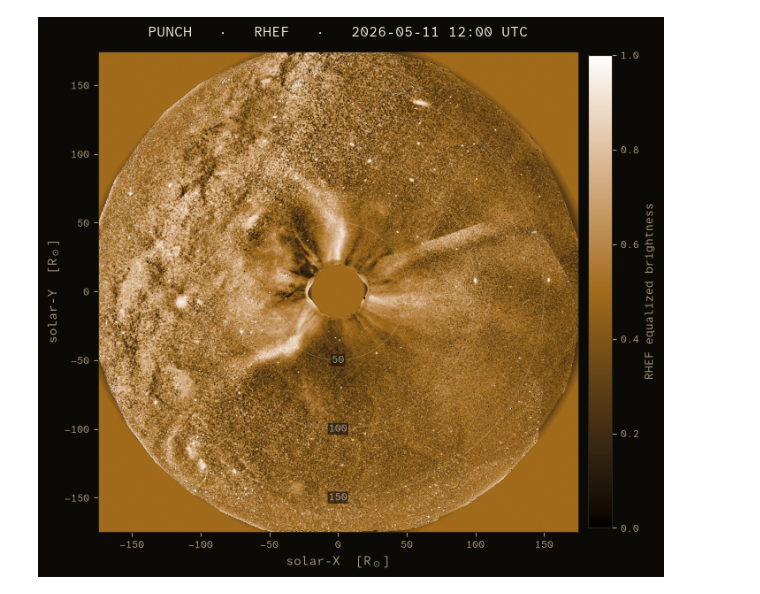
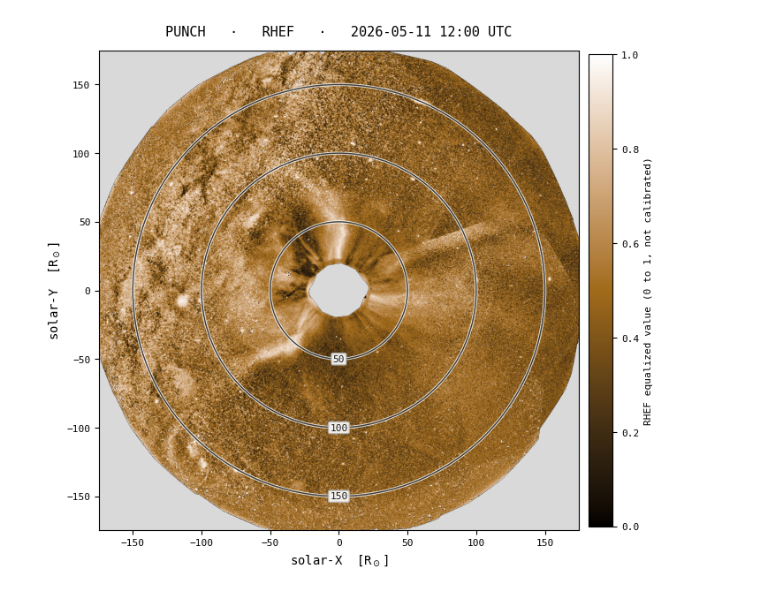
Before and after one commit to punch-mission/punch-playground, a Jupyter notebook: community-created/visualization/rhef_punch_beginner.ipynb, the cells around one changed output. Cells and saved outputs as stored; diff of their text form; code cells hidden in the pictures.

```diff
--- a/community-created/visualization/rhef_punch_beginner.ipynb
+++ b/community-created/visualization/rhef_punch_beginner.ipynb
@@ -122,34 +238,42 @@ it is all just matplotlib decoration around the same `filtered` image.
 # %%
 import numpy as np
 from matplotlib.patches import Circle
+from matplotlib import patheffects as pe
 
 # how far the image edge is from the Sun, measured in solar radii
 r_max = (m.data.shape[1] / 2) * m.scale[0].to_value(u.arcsec / u.pix) / m.rsun_obs.to_value(u.arcsec)
 
+# hide the no-data corners: they are exact zeros in the raw image, and RHEF
+# lifts them to a mid-tone. NaN draws as the white page instead.
+shown = np.where(m.data == 0, np.nan, filtered.data)
+
+# White ground, because journals print on paper. The rings get a white outline so
+# they stay readable over the bright streamers and the dark inner corona alike.
+halo = [pe.withStroke(linewidth=2.4, foreground="white", alpha=0.8)]
+
 with plt.rc_context({"font.family": "monospace"}):
-    fig, ax = plt.subplots(figsize=(7.5, 7.5), facecolor="#0c0a07")
-    im = ax.imshow(filtered.data, origin="lower", extent=[-r_max, r_max, -r_max, r_max],
+    fig, ax = plt.subplots(figsize=(7.5, 7.5))
+    ax.set_facecolor("0.85")               # the masked pixels are NaN, so they are
+                                           # transparent and this grey shows through:
+                                           # missing data is visibly not white page
+    im = ax.imshow(shown, origin="lower", extent=[-r_max, r_max, -r_max, r_max],
                    cmap="punch", vmin=0, vmax=1)
-    ax.set_facecolor("black")
     for rr in (50, 100, 150):                  # distance rings, in solar radii
-        ax.add_patch(Circle((0, 0), rr, fill=False, ec="#f3ead9", lw=0.5, alpha=0.25))
-        ax.text(0, -rr, str(rr), color="#f3ead9", fontsize=8, alpha=0.6, ha="center", va="center",
-                bbox=dict(boxstyle="round,pad=0.1", fc="#0c0a07", ec="none", alpha=0.6))
+        ax.add_patch(Circle((0, 0), rr, fill=False, ec="0.15", lw=1.0,
+                            alpha=0.9, path_effects=halo))
+        ax.text(0, -rr, str(rr), color="0.1", fontsize=8, ha="center", va="center",
+                bbox=dict(boxstyle="round,pad=0.15", fc="white", ec="0.7", alpha=0.9))
     ax.set_xlim(-r_max, r_max); ax.set_ylim(-r_max, r_max)
-    for s in ax.spines.values(): s.set_color("#2a2318")
-    ax.tick_params(colors="#a8967a", labelsize=8)
-    ax.set_xlabel(r"solar-X  [R$_\odot$]", color="#a8967a")
-    ax.set_ylabel(r"solar-Y  [R$_\odot$]", color="#a8967a")
-    ax.set_title(rf"PUNCH   ·   RHEF   ·   {m.date.iso[:16]} UTC",
-                 color="#f3ead9", fontsize=11, pad=12)
+    ax.tick_params(labelsize=8)
+    ax.set_xlabel(r"solar-X  [R$_\odot$]")
+    ax.set_ylabel(r"solar-Y  [R$_\odot$]")
+    ax.set_title(rf"PUNCH   ·   RHEF   ·   {m.date.iso[:16]} UTC", fontsize=11, pad=12)
     cb = fig.colorbar(im, ax=ax, fraction=0.046, pad=0.02)
-    cb.set_label("RHEF equalized brightness", color="#a8967a", fontsize=9)
-    cb.ax.yaxis.set_tick_params(color="#a8967a", labelsize=8)
-    cb.outline.set_edgecolor("#2a2318")
-    plt.setp(plt.getp(cb.ax, "yticklabels"), color="#a8967a")
+    cb.set_label("RHEF equalized value (0 to 1, not calibrated)", fontsize=8)
+    cb.ax.yaxis.set_tick_params(labelsize=8)
 plt.show()
 # %% [output]
-[figure, old version]
+[figure, new version]
 # %% [markdown]
 ## Where to go next
 
```
Also changed, not shown: parts of 14 cells of this notebook, 1 other file.
